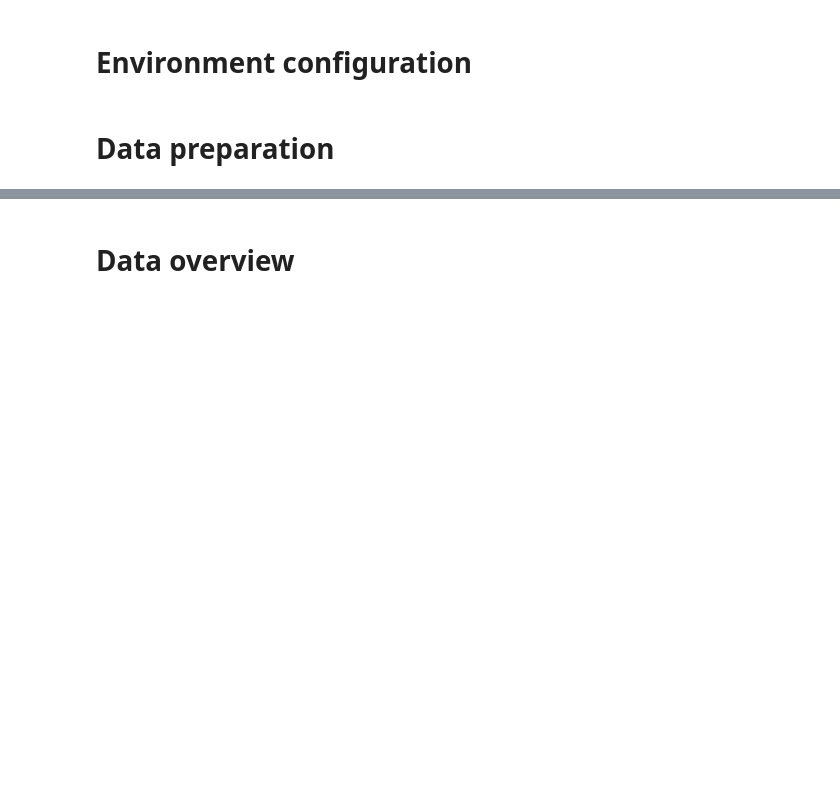
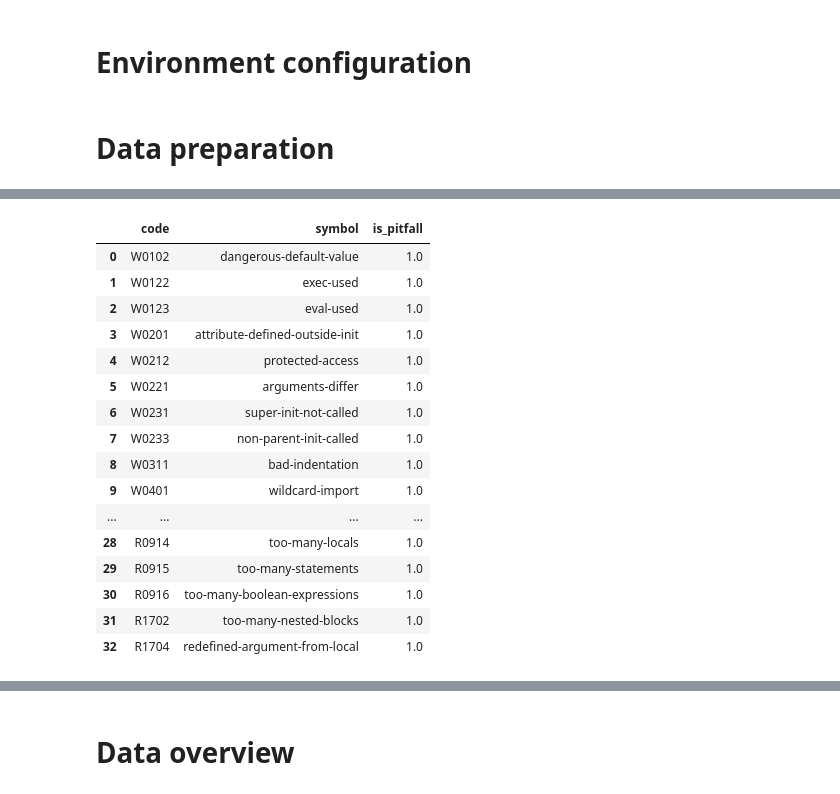
Before and after one commit to NaelsonDouglas/GithubPythonCodeSmellCrawler, a Jupyter notebook: src/Visualization_2.ipynb, the cells around one changed output, grey strips where cells are left out. Saved outputs shown, nothing was run; the diff lists cells and outputs as text; code cells hidden in the pictures; blank space fills up the shorter version.

```diff
--- a/src/Visualization_2.ipynb
+++ b/src/Visualization_2.ipynb
@@ -73,0 +127,20 @@ df = df.reset_index(drop=True)
+# %%
+relevant_codes.loc[relevant_codes.is_pitfall == 1].reset_index(drop = True)
+# %% [output]
+|  | code | symbol | is_pitfall |
+| 0 | W0102 | dangerous-default-value | 1.0 |
+| 1 | W0122 | exec-used | 1.0 |
+| 2 | W0123 | eval-used | 1.0 |
+| 3 | W0201 | attribute-defined-outside-init | 1.0 |
+| 4 | W0212 | protected-access | 1.0 |
+| 5 | W0221 | arguments-differ | 1.0 |
+| 6 | W0231 | super-init-not-called | 1.0 |
+| 7 | W0233 | non-parent-init-called | 1.0 |
+| 8 | W0311 | bad-indentation | 1.0 |
+| 9 | W0401 | wildcard-import | 1.0 |
+| ... | ... | ... | ... |
+| 28 | R0914 | too-many-locals | 1.0 |
+| 29 | R0915 | too-many-statements | 1.0 |
+| 30 | R0916 | too-many-boolean-expressions | 1.0 |
+| 31 | R1702 | too-many-nested-blocks | 1.0 |
+| 32 | R1704 | redefined-argument-from-local | 1.0 |
```
Also changed, not shown: parts of 10 cells of this notebook, 2 other files.
